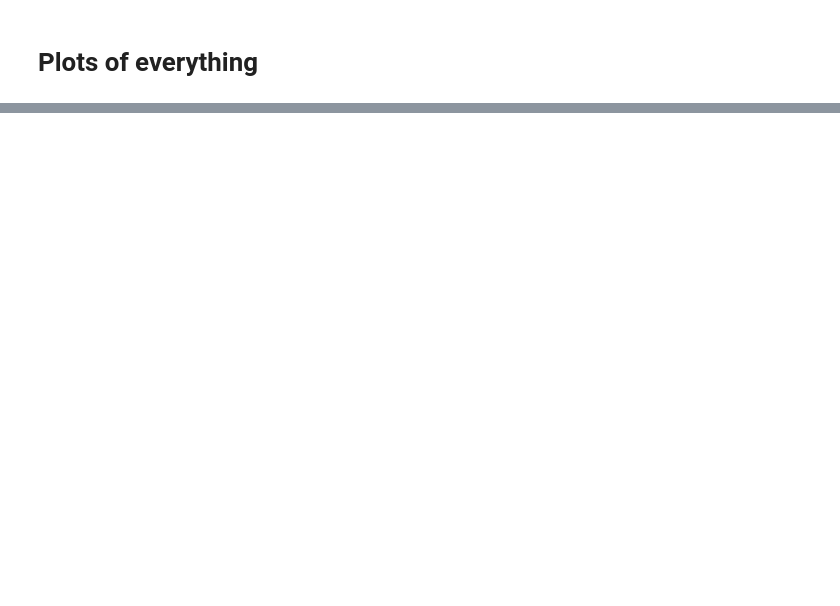
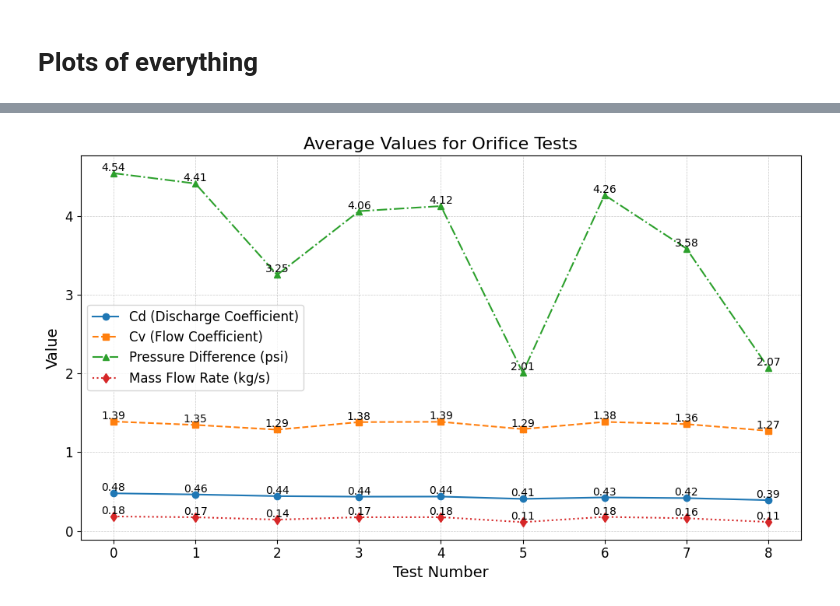
Before and after one commit to sulloa07/propulsion_analysis, a Jupyter notebook: flow_testing_data_analysis/flow_data_ana.ipynb, the cells around one changed output, grey strips where cells are left out. Cells and saved outputs as stored; diff of their text form; code cells hidden in the pictures; blank space fills up the shorter version.

```diff
--- a/flow_testing_data_analysis/flow_data_ana.ipynb
+++ b/flow_testing_data_analysis/flow_data_ana.ipynb
@@ -525,0 +189,7 @@ max amplitude @ 144.35881960176707 Hz
+# %%
+
+def gpm_to_mdot(gpm):
+    gpm_to_m3s = gpm * 0.00378541 / 60.0
+    density = CP.PropsSI('D', 'T', 294.15, 'P', 101325, 'Water')
+    mdot = gpm_to_m3s * density
+    return mdot
@@ -525,0 +329,32 @@ max amplitude @ 144.35881960176707 Hz
+# %%
+# Improved plot with annotations
+plt.figure(figsize=(10, 6))
+plt.plot(avg_cds, marker='o', linestyle='-', label="Cd (Discharge Coefficient)")
+plt.plot(avg_cvs, marker='s', linestyle='--', label="Cv (Flow Coefficient)")
+plt.plot(avg_dps, marker='^', linestyle='-.', label="Pressure Difference (psi)")
+plt.plot(avg_mdots, marker='d', linestyle=':', label="Mass Flow Rate (kg/s)")
+
+# Annotate each point with its value
+for i, value in enumerate(avg_cds):
+    plt.text(i, value, f"{value:.2f}", fontsize=10, ha='center', va='bottom')
+for i, value in enumerate(avg_cvs):
+    plt.text(i, value, f"{value:.2f}", fontsize=10, ha='center', va='bottom')
+for i, value in enumerate(avg_dps):
+    plt.text(i, value, f"{value:.2f}", fontsize=10, ha='center', va='bottom')
+for i, value in enumerate(avg_mdots):
+    plt.text(i, value, f"{value:.2f}", fontsize=10, ha='center', va='bottom')
+
+plt.title("Average Values for Orifice Tests", fontsize=16)
+plt.xlabel("Test Number", fontsize=14)
+plt.ylabel("Value", fontsize=14)
+
+plt.grid(visible=True, linestyle='--', linewidth=0.5, alpha=0.7)
+plt.legend(fontsize=12, loc="best")
+
+plt.xticks(fontsize=12)
+plt.yticks(fontsize=12)
+
+plt.tight_layout()
+plt.show()
+# %% [output]
+[figure, added]
```
Also changed, not shown: parts of 23 cells of this notebook, 5 other files.
